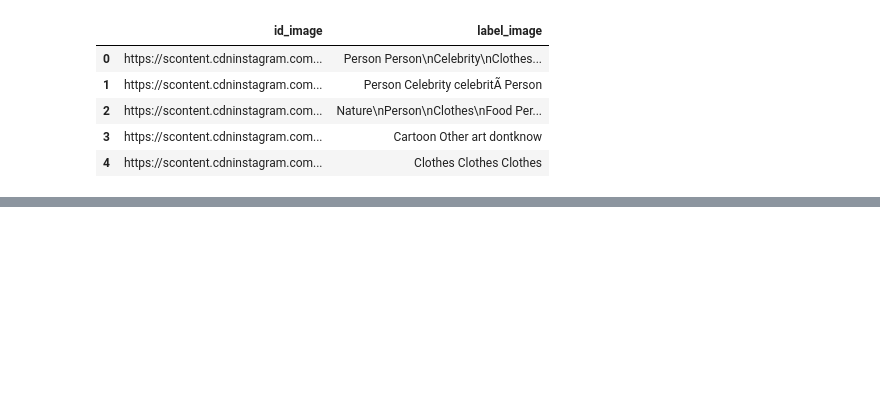
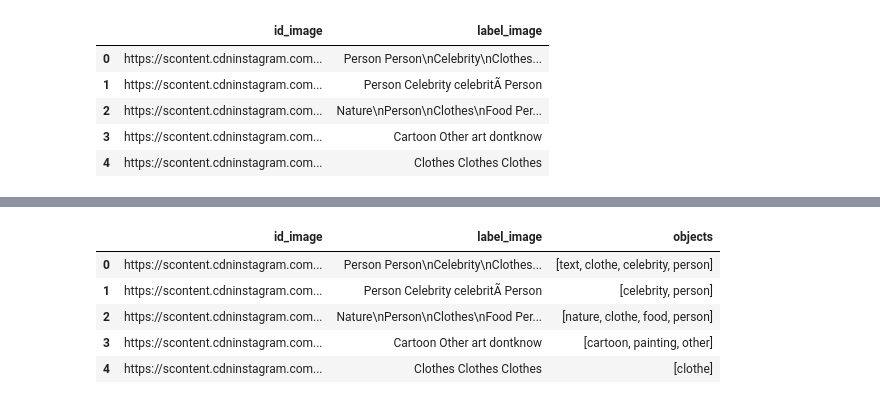
Before and after one commit to Hitkul/Analysis-of-Trolling-prone-images, a Jupyter notebook: objects_analysis.ipynb, the cells around one changed output, grey strips where cells are left out. Saved outputs shown, nothing was run; the diff lists cells and outputs as text; code cells hidden in the pictures; blank space fills up the shorter version.

```diff
--- a/objects_analysis.ipynb
+++ b/objects_analysis.ipynb
@@ -106,0 +184,9 @@ re.split(' |\n', "Text\ndontnknow  Text  dontknow\nOther make-up")
+# %%
+df.head()
+# %% [output]
+|  | id_image | label_image | objects |
+| 0 | https://scontent.cdninstagram.com... | Person Person\nCelebrity\nClothes... | [text, clothe, celebrity, person] |
+| 1 | https://scontent.cdninstagram.com... | Person Celebrity celebritÃ Person | [celebrity, person] |
+| 2 | https://scontent.cdninstagram.com... | Nature\nPerson\nClothes\nFood Per... | [nature, clothe, food, person] |
+| 3 | https://scontent.cdninstagram.com... | Cartoon Other art dontknow | [cartoon, painting, other] |
+| 4 | https://scontent.cdninstagram.com... | Clothes Clothes Clothes | [clothe] |
```
Also changed, not shown: parts of 20 cells of this notebook.
